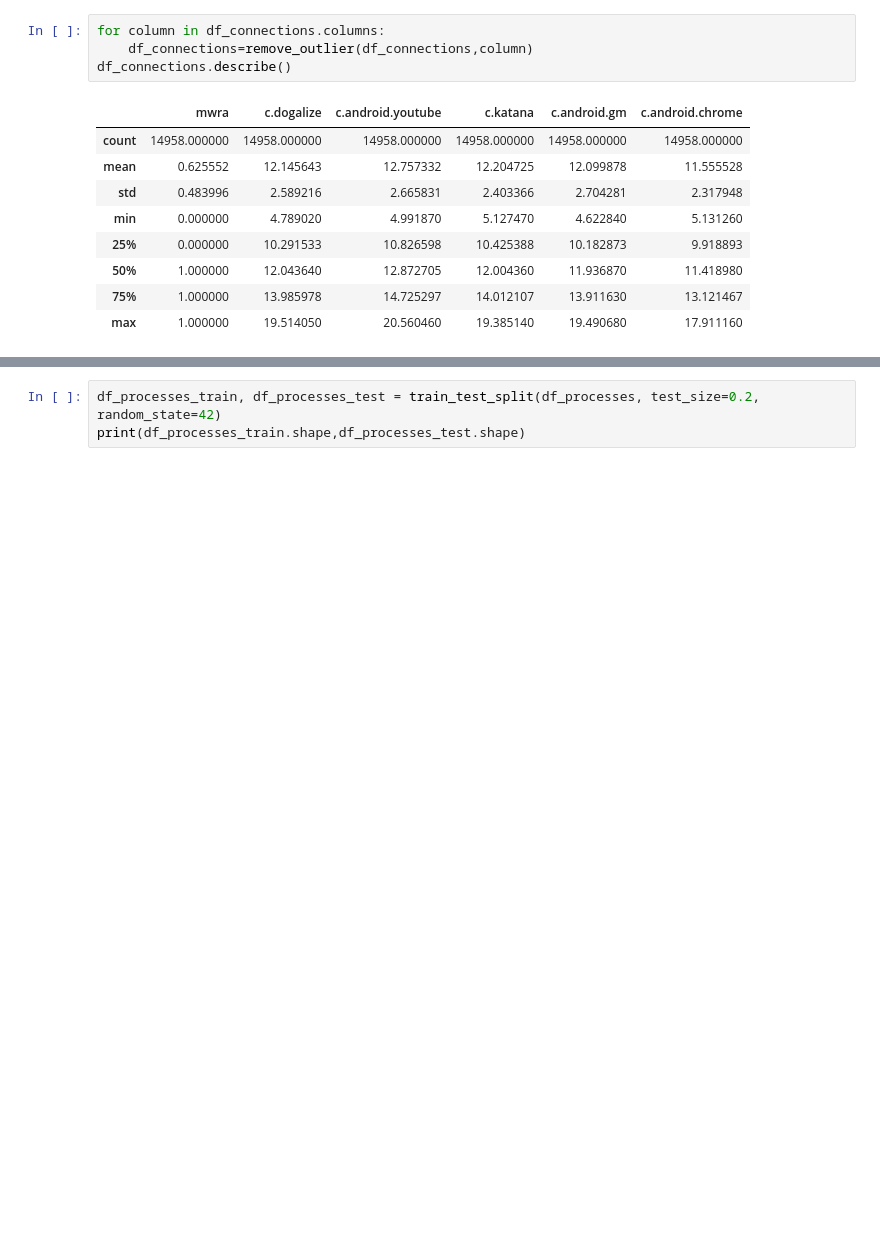
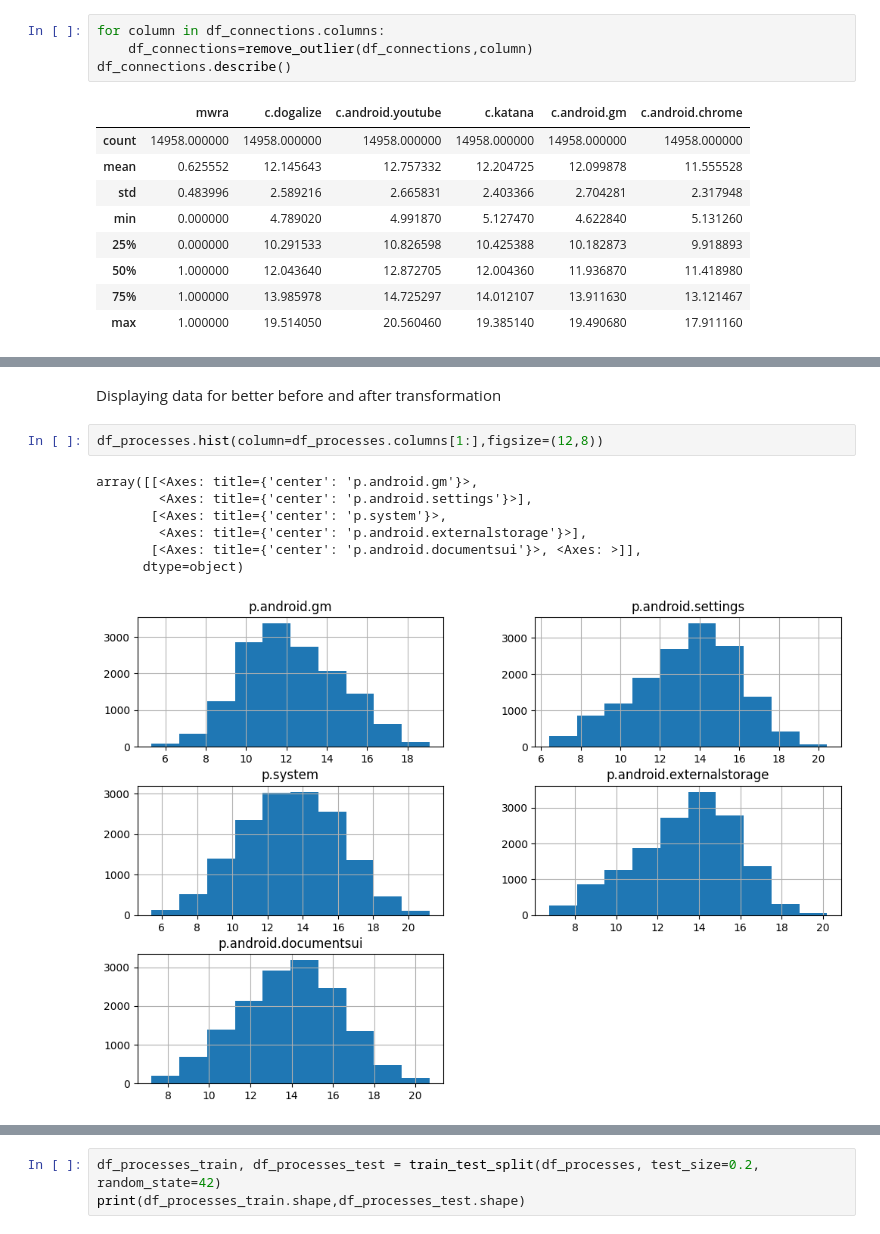
Before and after one commit to tomasswaier/IAU_project, a Jupyter notebook: second_project.ipynb, the cells around one changed output, grey strips where cells are left out. Cells and saved outputs as stored; diff of their text form; blank space fills up the shorter version.

```diff
--- a/second_project.ipynb
+++ b/second_project.ipynb
@@ -111,0 +135,12 @@ df_connections.describe()
+# %% [markdown]
+Displaying data for better before and after transformation
+# %%
+df_processes.hist(column=df_processes.columns[1:],figsize=(12,8))
+# %% [output]
+array([[<Axes: title={'center': 'p.android.gm'}>,
+        <Axes: title={'center': 'p.android.settings'}>],
+       [<Axes: title={'center': 'p.system'}>,
+        <Axes: title={'center': 'p.android.externalstorage'}>],
+       [<Axes: title={'center': 'p.android.documentsui'}>, <Axes: >]],
+      dtype=object)
+[figure, added]
```
Also changed, not shown: parts of 6 cells of this notebook.
